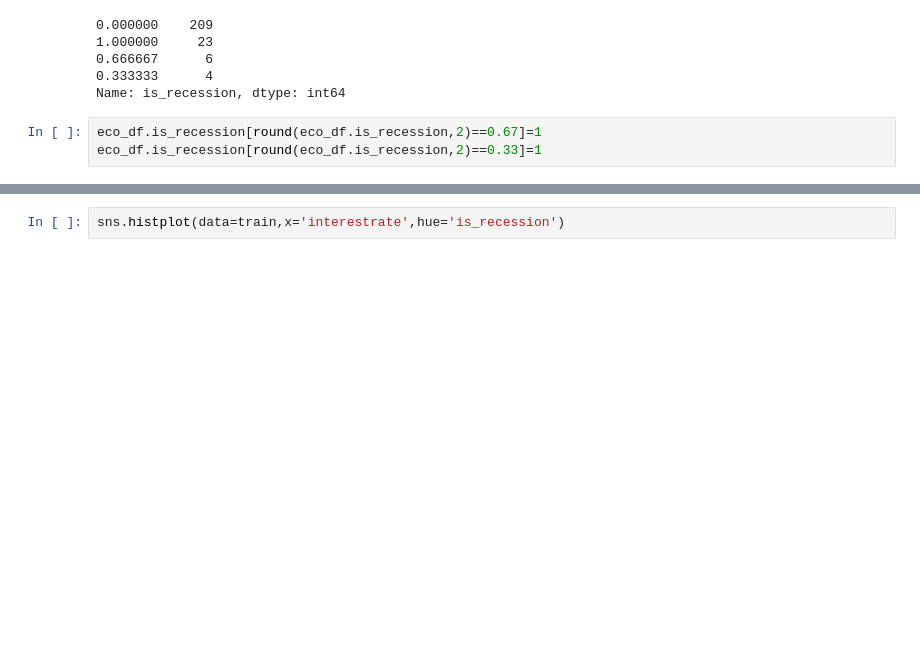
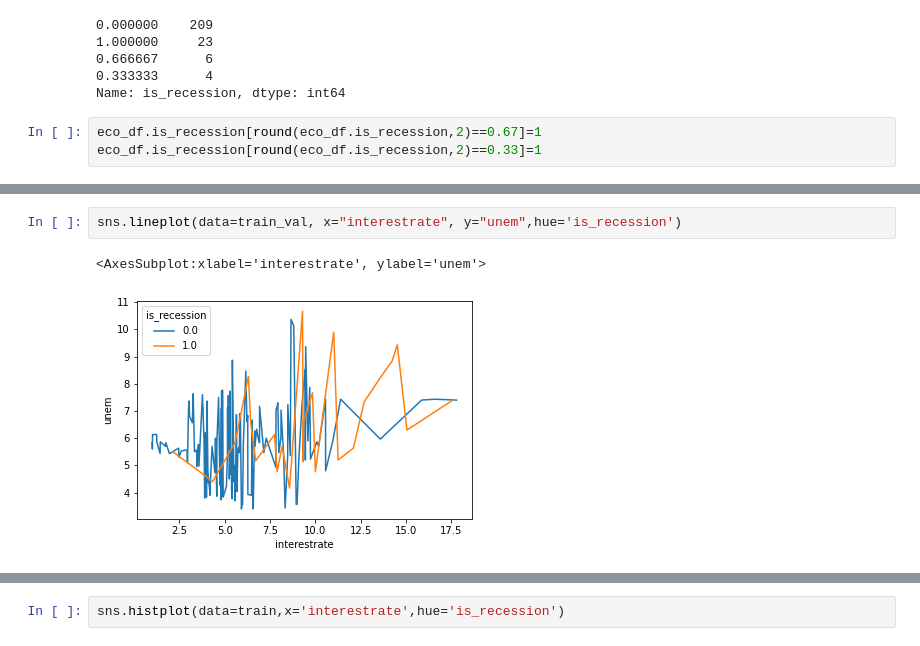
Before and after one commit to QinzhiChen/recession_prediction, a Jupyter notebook: draft.ipynb, the cells around one changed output, grey strips where cells are left out. Saved outputs shown, nothing was run; the diff lists cells and outputs as text; blank space fills up the shorter version.

```diff
--- a/draft.ipynb
+++ b/draft.ipynb
@@ -124,0 +182,5 @@ test = eco_df[validate_end_index :]
+# %%
+sns.lineplot(data=train_val, x="interestrate", y="unem",hue='is_recession')
+# %% [output]
+<AxesSubplot:xlabel='interestrate', ylabel='unem'>
+[figure, added]
```
Also changed, not shown: parts of 45 cells of this notebook.
